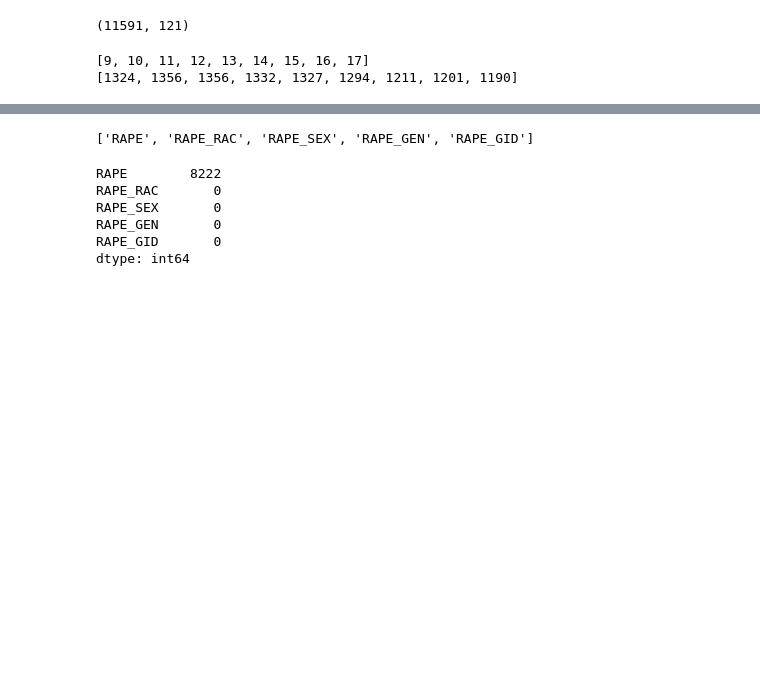
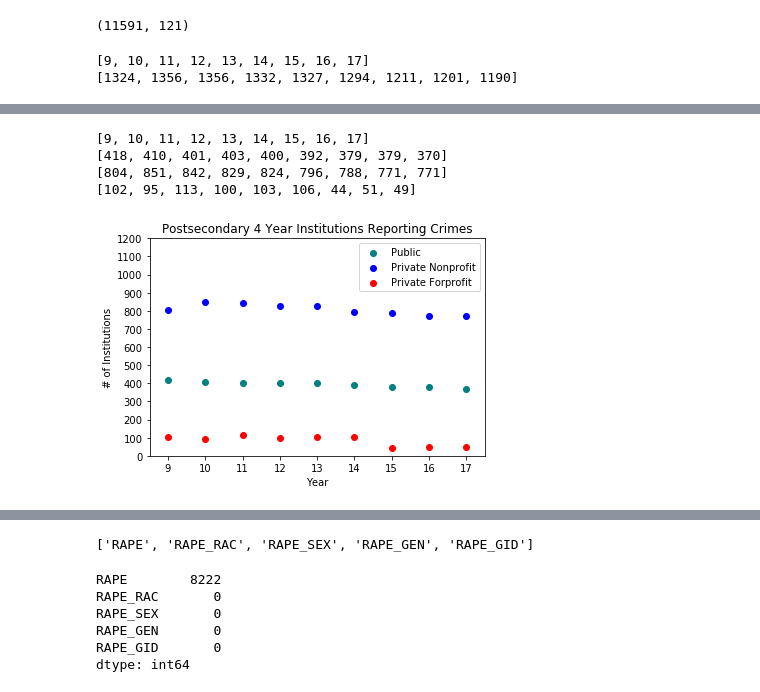
Before and after one commit to GaleProulx/Clery_Collector, a Jupyter notebook: Clery_Exploration.ipynb, the cells around one changed output, grey strips where cells are left out. Cells and saved outputs as stored; diff of their text form; code cells hidden in the pictures; blank space fills up the shorter version.

```diff
--- a/Clery_Exploration.ipynb
+++ b/Clery_Exploration.ipynb
@@ -98,0 +105,42 @@ plt.show()
+# %%
+sectors = list(important['SECTOR_DESC'].unique())
+inst_public = list()
+inst_priv_profit = list()
+inst_priv_non = list()
+
+# find all colleges that reported crimes in respective categories
+year_list = list()
+for year in important['YEAR'].unique():
+    year_list.append(year)
+    for sector in sectors:
+        if sector == "Public, 4-year or above":
+            inst_public.append(important.loc[(important['YEAR'] == year) & (important['SECTOR_DESC'] == sector)].shape[0])
+        elif sector == "Private nonprofit, 4-year or above":
+            inst_priv_non.append(important.loc[(important['YEAR'] == year) & (important['SECTOR_DESC'] == sector)].shape[0])
+        else:
+            inst_priv_profit.append(important.loc[(important['YEAR'] == year) & (important['SECTOR_DESC'] == sector)].shape[0])
+
+print(year_list)
+print(inst_public)
+print(inst_priv_non)
+print(inst_priv_profit)
+# %% [output]
+[9, 10, 11, 12, 13, 14, 15, 16, 17]
+[418, 410, 401, 403, 400, 392, 379, 379, 370]
+[804, 851, 842, 829, 824, 796, 788, 771, 771]
+[102, 95, 113, 100, 103, 106, 44, 51, 49]
+# %%
+# graph institution number from above filters
+ax = plt.subplot()
+ax.set_title('Postsecondary 4 Year Institutions Reporting Crimes')
+ax.scatter(year_list, inst_public, c='teal', label='Public')
+ax.scatter(year_list, inst_priv_non, c='blue', label='Private Nonprofit')
+ax.scatter(year_list, inst_priv_profit, c='red', label='Private Forprofit')
+ax.set_ylabel('# of Institutions')
+ax.set_xlabel('Year')
+ax.legend(loc=1)
+ax.set_ylim([0,1200])
+ax.set_yticks(range(0, 1201, 100))
+plt.show()
+# %% [output]
+[figure, added]
```
Also changed, not shown: parts of 10 cells of this notebook, 2 other files.
